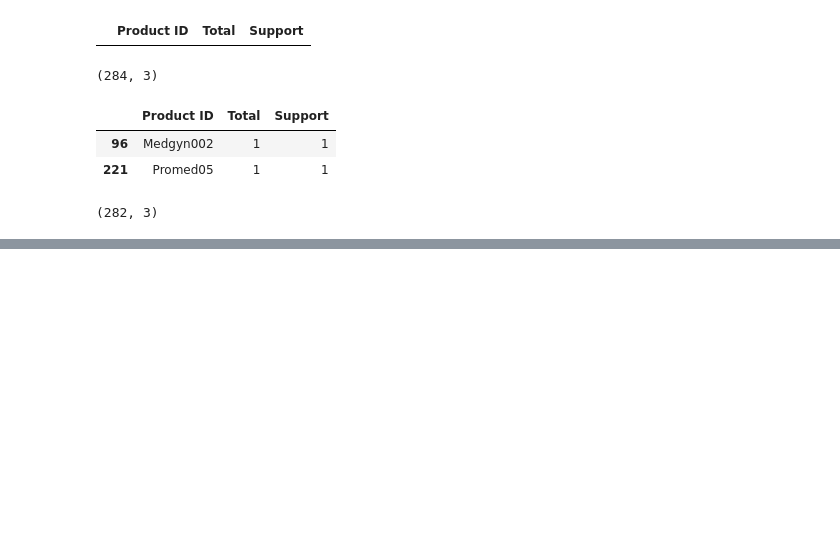
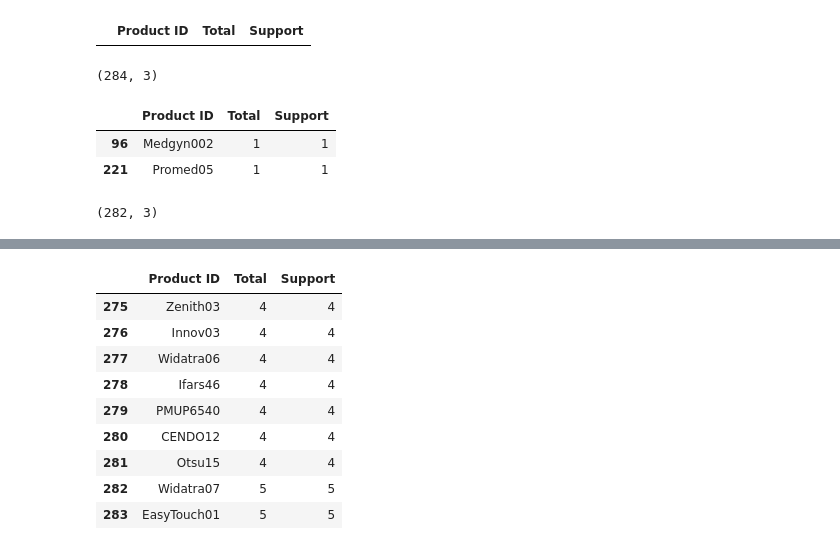
Before and after one commit to Halucida/Hint, a Jupyter notebook: Hint.ipynb, the cells around one changed output, grey strips where cells are left out. Drawn from its saved outputs; the diff is of its cells as text; code cells hidden in the pictures; blank space fills up the shorter version.

```diff
--- a/Hint.ipynb
+++ b/Hint.ipynb
@@ -59,3 +59,7 @@ data = data.drop_duplicates(keep="first")
 data.shape
 # %% [output]
 (282, 3)
+# %%
+data = data[data[icols[1]].isin([3, 4, 5])]
+
+data.shape
@@ -61,0 +77,13 @@ data.shape
+# %%
+data.iloc[18:]
+# %% [output]
+|  | Product ID | Total | Support |
+| 275 | Zenith03 | 4 | 4 |
+| 276 | Innov03 | 4 | 4 |
+| 277 | Widatra06 | 4 | 4 |
+| 278 | Ifars46 | 4 | 4 |
+| 279 | PMUP6540 | 4 | 4 |
+| 280 | CENDO12 | 4 | 4 |
+| 281 | Otsu15 | 4 | 4 |
+| 282 | Widatra07 | 5 | 5 |
+| 283 | EasyTouch01 | 5 | 5 |
```
Also changed, not shown: parts of 2 cells of this notebook.
